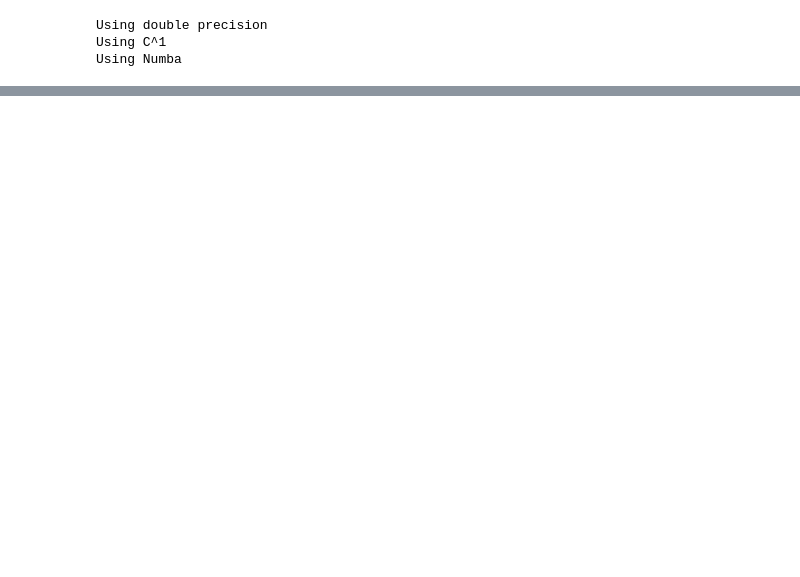
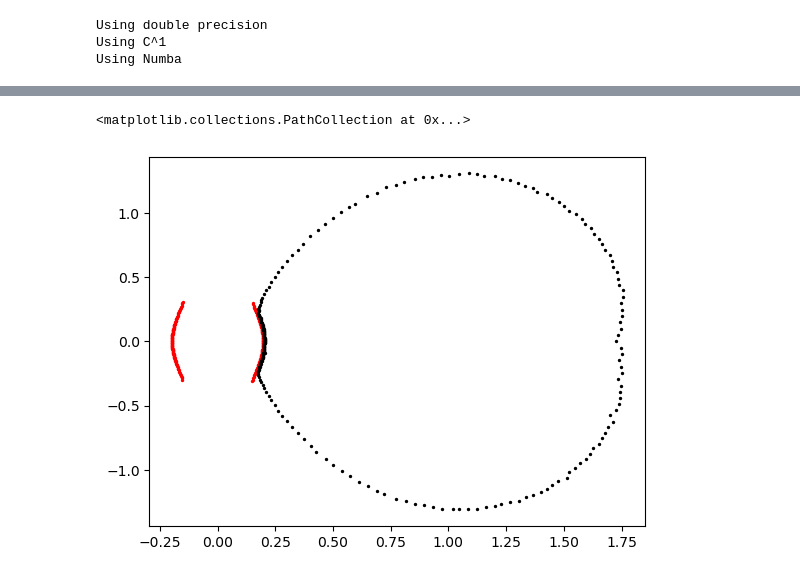
Before and after one commit to FabianHelmberger/Master_project, a Jupyter notebook: analytic/wrong_convergence.ipynb, the cells around one changed output, grey strips where cells are left out. Cells and saved outputs as stored; diff of their text form; code cells hidden in the pictures; blank space fills up the shorter version.

```diff
--- a/analytic/wrong_convergence.ipynb
+++ b/analytic/wrong_convergence.ipynb
@@ -161,0 +202,6 @@ for name, tr in sim.trackers.items():
+# %%
+plt.scatter(exact_dict[f"2_moment_phi4"].real, exact_dict[f"2_moment_phi4"].imag, color = 'red', s=2)
+plt.scatter(cl_estimate.real, cl_estimate.imag, color = 'black', s=2)
+# %% [output]
+<matplotlib.collections.PathCollection at 0x...>
+[figure, added]
```
Also changed, not shown: parts of 6 cells of this notebook, 1 other file.
